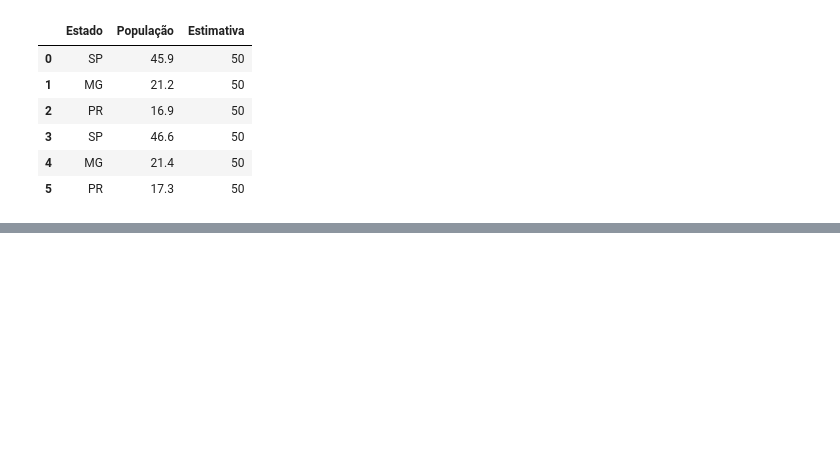
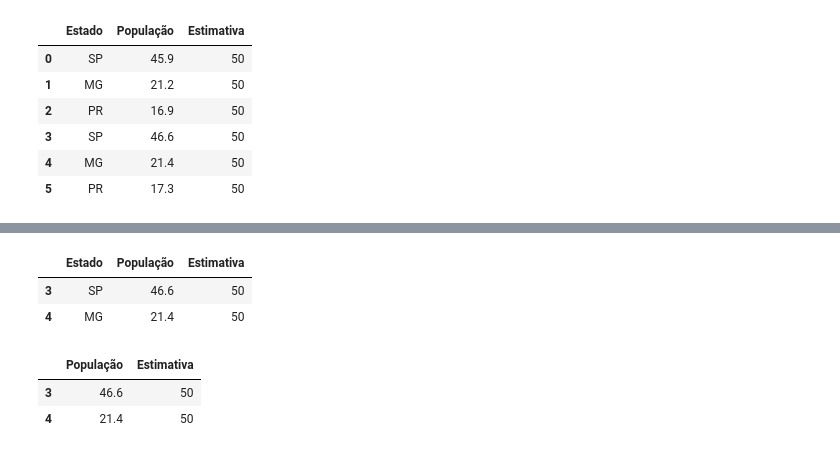
Before and after one commit to iraiore/google_colab, a Jupyter notebook: univesp_notbook2.ipynb, the cells around one changed output, grey strips where cells are left out. Saved outputs shown, nothing was run; the diff lists cells and outputs as text; code cells hidden in the pictures; blank space fills up the shorter version.

```diff
--- a/univesp_notbook2.ipynb
+++ b/univesp_notbook2.ipynb
@@ -379,0 +412,12 @@ df2
+# %%
+df2.iloc[1:3]
+# %% [output]
+|  | Estado | População | Estimativa |
+| 3 | SP | 46.6 | 50 |
+| 4 | MG | 21.4 | 50 |
+# %%
+df2.iloc[1:3,[1,2]]
+# %% [output]
+|  | População | Estimativa |
+| 3 | 46.6 | 50 |
+| 4 | 21.4 | 50 |
```
Also changed, not shown: parts of 8 cells of this notebook.
